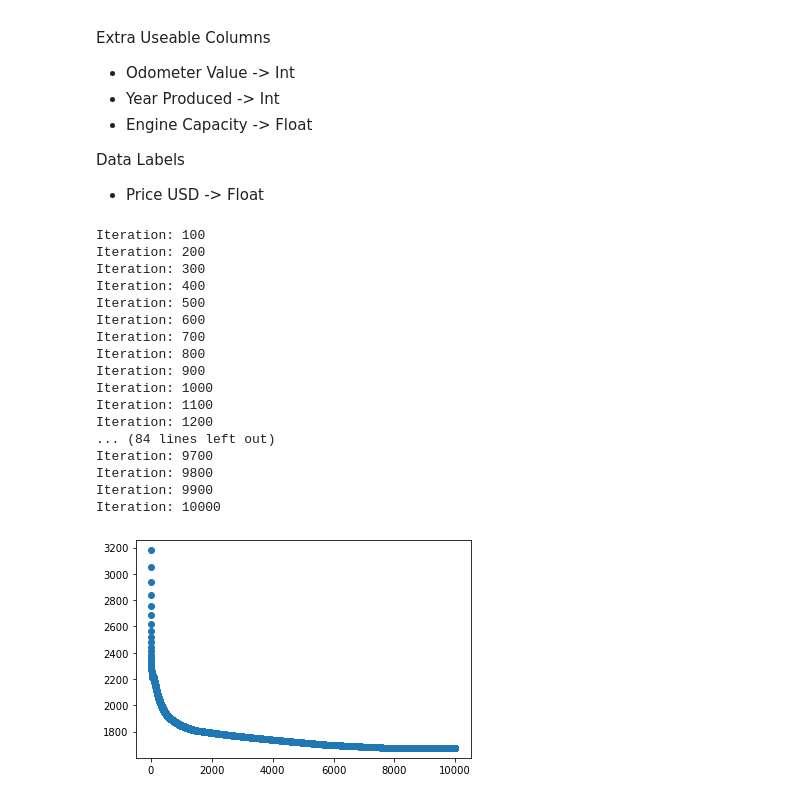
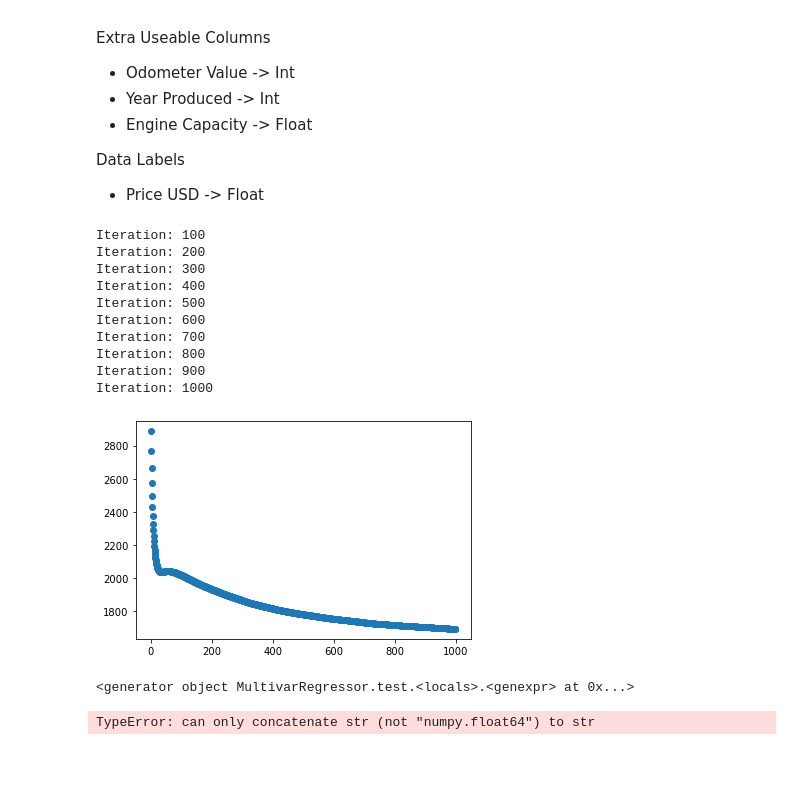
Before and after one commit to br34th3r/Intro-to-AI-Coursework, a Jupyter notebook: MultivarRegressor.ipynb, the cells around one changed output. Cells and saved outputs as stored; diff of their text form; code cells hidden in the pictures; blank space fills up the shorter version.

```diff
--- a/MultivarRegressor.ipynb
+++ b/MultivarRegressor.ipynb
@@ -100,6 +100,11 @@ class MultivarRegressor():
         self.dataset = dataset
         self.y = dataset.pop('price_usd')
         self.X = self.normalise(dataset)
+        self.split = round(len(self.X) * 0.7)
+        self.Xtest = self.X.iloc[self.split:, :]
+        self.Ytest = self.y.iloc[self.split:]
+        self.X = self.X.iloc[:self.split, :]
+        self.y = self.y.iloc[:self.split]
         self.theta = np.array([0] * len(self.X.columns))
         self.m = len(self.X)
 
@@ -127,6 +132,15 @@ class MultivarRegressor():
         J, j, self.theta = self.gradientDescent(alpha, i, print_thresh)
         self.plotError(i, J)
 
+    # R^2 Analysis to Determine Model Accuracy
+    def test(self):
+        print(x for x in self.Xtest.iterrows())
+        yhats = [self.classify(self.Xtest.iloc[i, :]) for i in range(len(self.Xtest))]
+        ybar = np.sum(self.Ytest) / len(self.Ytest)
+        ssreg = np.sum([(yhat-ybar)**2 for yhat in yhats])   # or sum([ (yihat - ybar)**2 for yihat in yhat])
+        sstot = np.sum([(y - ybar)**2 for y in self.Ytest])
+        return "R-Squared: " + str((1 - abs(ssreg / sstot)) * 100)
+
     def classify(self, X):
         y_hat = self.hypothesis(self.theta, X)
         y_hat = np.sum(y_hat)
@@ -149,23 +163,21 @@ class MultivarRegressor():
 # %%
 carsRegressor = MultivarRegressor(dataset)
 # %%
-carsRegressor.train(0.01, 10000, print_thresh=100)
+carsRegressor.train(0.01, 1000, print_thresh=100)
 # %% [output]
 Iteration: 100
 Iteration: 200
 Iteration: 300
 Iteration: 400
 Iteration: 500
 Iteration: 600
 Iteration: 700
 Iteration: 800
 Iteration: 900
 Iteration: 1000
-Iteration: 1100
-Iteration: 1200
-... (84 lines left out)
-Iteration: 9700
-Iteration: 9800
-Iteration: 9900
-Iteration: 10000
-[figure, old version]
+[figure, new version]
+# %%
+print(carsRegressor.test())
+# %% [output]
+<generator object MultivarRegressor.test.<locals>.<genexpr> at 0x...>
+TypeError: can only concatenate str (not "numpy.float64") to str
```
